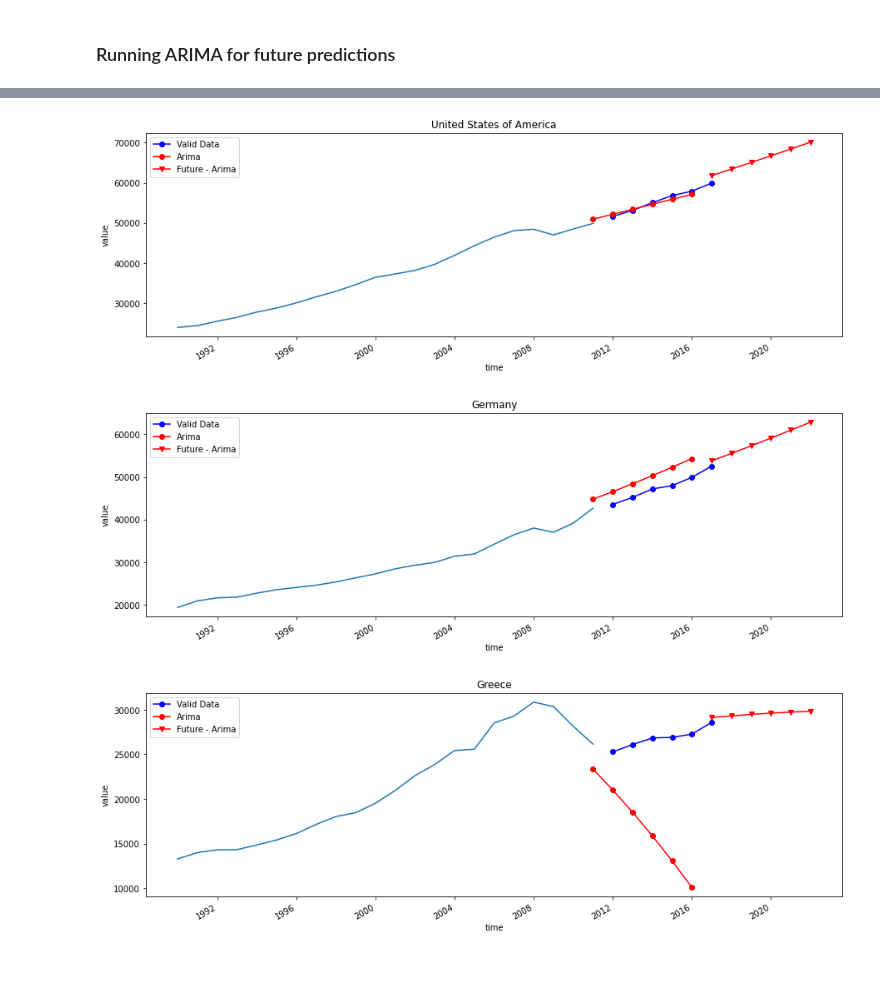
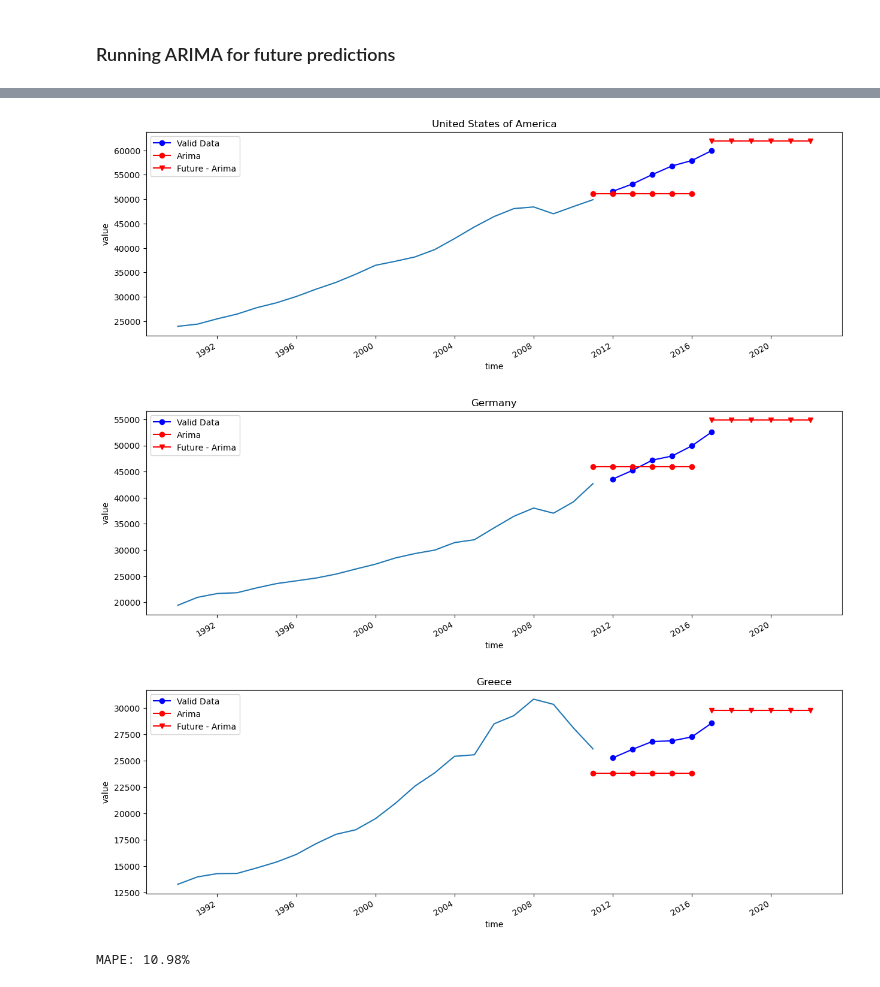
Before and after one commit to varadparchure/ARIMA-Time-series-forecasting, a Jupyter notebook: Arima - time series forecasting.ipynb, the cells around one changed output, grey strips where cells are left out. Cells and saved outputs as stored; diff of their text form; code cells hidden in the pictures.

```diff
--- a/Arima - time series forecasting.ipynb
+++ b/Arima - time series forecasting.ipynb
@@ -33,7 +35,7 @@ We want to forecast the GDP per Capita per country for the next 6 years
 # %% [markdown]
 ### Load data from csv
 # %%
-raw_data = pd.read_csv("C:\\Users\\modx\\Desktop\\TimeSeriesForecastGDPRAW.csv.txt", encoding='latin-1')
+raw_data = pd.read_csv("F:\Machine Learning Projects\ARIMA\TimeSeriesForecastGDPRAW.csv.txt", encoding='latin-1')
 
 #rows and columns
 print(raw_data.shape)
@@ -195,8 +197,8 @@ DatetimeIndex(['2011-01-01', '2012-01-01', '2013-01-01', '2014-01-01',
 #running arima with random p,d,q
 
 
-model_arima = ARIMA(us2, order=(0,2,2))  #random 3 values pdq
-model_arima_fit= model_arima.fit(disp=-1)
+model_arima = sm.tsa.arima.ARIMA(us2, order=(0,2,2))  #random 3 values pdq
+model_arima_fit= model_arima.fit()
 
 
 #making predictions on the 6 year index without index first
@@ -233,7 +235,7 @@ pdq = list(itertools.product(p,d,q))
 
 for param in pdq:
     try:
-        model_arima = ARIMA(us2,order=param)
+        model_arima = sm.tsa.arima.ARIMA(us2,order=param)
         model_arima_fit = model_arima.fit()
         print(param,model_arima_fit.aic)
     except:
@@ -317,8 +319,8 @@ for c in countries:
     try:
         try:
             # Running ARIMA on Best parameter 1
-            model_arima = ARIMA(train_data2, order=(0,2,2))
-            model_arima_fit = model_arima.fit(disp=-1)
+            model_arima = sm.tsa.arima.ARIMA(train_data2, order=(0,2,2))
+            model_arima_fit = model_arima.fit()
 
             # Saving ARIMA predictions
             t_fcast1 = model_arima_fit.forecast(6)[0]
@@ -327,8 +329,8 @@ for c in countries:
             t_fcast1 = t_fcast1.rename("Arima")
         except:
             # Running ARIMA on Best parameter 2
-            model_arima = ARIMA(train_data2, order=(0,2,0))
-            model_arima_fit = model_arima.fit(disp=-1)
+            model_arima = sm.tsa.arima.ARIMA(train_data2, order=(0,2,0))
+            model_arima_fit = model_arima.fit()
 
             # Saving ARIMA predictions
             t_fcast1 = model_arima_fit.forecast(6)[0]
@@ -343,8 +345,8 @@ for c in countries:
     try:
         try:
             # Running ARIMA on Best parameter 1
-            model_arima = ARIMA(all_data2, order=(0,2,2))
-            model_arima_fit = model_arima.fit(disp=-1)
+            model_arima = sm.tsa.arima.ARIMA(all_data2, order=(0,2,2))
+            model_arima_fit = model_arima.fit()
 
             # Saving ARIMA predictions
             f_fcast1 = model_arima_fit.forecast(6)[0]
@@ -354,8 +356,8 @@ for c in countries:
 
         except:
             # Running ARIMA on Best parameter 2
-            model_arima = ARIMA(all_data2, order=(0,2,0))
-            model_arima_fit = model_arima.fit(disp=-1)
+            model_arima = sm.tsa.arima.ARIMA(all_data2, order=(0,2,0))
+            model_arima_fit = model_arima.fit()
 
             # Saving ARIMA predictions
             f_fcast1 = model_arima_fit.forecast(6)[0]
@@ -452,8 +454,8 @@ for c in countries:
     try:
         try:
             # Running ARIMA on Best parameter 1
-            model_arima = ARIMA(train_data2, order=(0,2,2))
-            model_arima_fit = model_arima.fit(disp=-1)
+            model_arima = sm.tsa.arima.ARIMA(train_data2, order=(0,2,2))
+            model_arima_fit = model_arima.fit()
 
             # Saving ARIMA predictions
             t_fcast1 = model_arima_fit.forecast(6)[0]
@@ -462,8 +464,8 @@ for c in countries:
             t_fcast1 = t_fcast1.rename("Arima")
         except:
             # Running ARIMA on Best parameter 2
-            model_arima = ARIMA(train_data2, order=(0,2,0))
-            model_arima_fit = model_arima.fit(disp=-1)
+            model_arima = sm.tsa.arima.ARIMA(train_data2, order=(0,2,0))
+            model_arima_fit = model_arima.fit()
 
             # Saving ARIMA predictions
             t_fcast1 = model_arima_fit.forecast(6)[0]
@@ -478,8 +480,8 @@ for c in countries:
     try:
         try:
             # Running ARIMA on Best parameter 1
-            model_arima = ARIMA(all_data2, order=(0,2,2))
-            model_arima_fit = model_arima.fit(disp=-1)
+            model_arima = sm.tsa.arima.ARIMA(all_data2, order=(0,2,2))
+            model_arima_fit = model_arima.fit()
 
             # Saving ARIMA predictions
             f_fcast1 = model_arima_fit.forecast(6)[0]
@@ -489,8 +491,8 @@ for c in countries:
 
         except:
             # Running ARIMA on Best parameter 2
-            model_arima = ARIMA(all_data2, order=(0,2,0))
-            model_arima_fit = model_arima.fit(disp=-1)
+            model_arima = sm.tsa.arima.ARIMA(all_data2, order=(0,2,0))
+            model_arima_fit = model_arima.fit()
 
             # Saving ARIMA predictions
             f_fcast1 = model_arima_fit.forecast(6)[0]
@@ -502,33 +504,44 @@ for c in countries:
     except:
             print(c, "Arima Future Error")
 
 
 
 
 
 
     ##############################################################################################################
     ########################################      PLOTTING              ##########################################
     ##############################################################################################################
 
     fig, ax = plt.subplots(figsize=(15,5))
     chart = sns.lineplot(x='time', y='value', data = train_data)
     chart.set_title(c)
     valid_data2.plot(ax=ax, color='blue', marker="o", legend=True)
 
     # ploting validation
     try:
         t_fcast1.plot(ax=ax, color='red', marker="o", legend=True)
     except:
         print("")
 
 
     # plotting future
     try:
         f_fcast1.plot(ax=ax, color='red', marker="v", legend=True)
     except:
         print("")
 # %% [output]
-[figure, old version]
+[figure, new version]
-[figure, old version]
+[figure, new version]
-[figure, old version]
+[figure, new version]
+# %%
+from sklearn.metrics import mean_absolute_error
+
+def mape(y_true, y_pred):
+    y_true, y_pred = np.array(y_true), np.array(y_pred)
+    return np.mean(np.abs((y_true - y_pred) / y_true)) * 100
+
+mape_value = mape(valid_data2, t_fcast1)
+print(f'MAPE: {mape_value:.2f}%')
+# %% [output]
+MAPE: 10.98%
```
Also changed, not shown: parts of 4 cells of this notebook.
